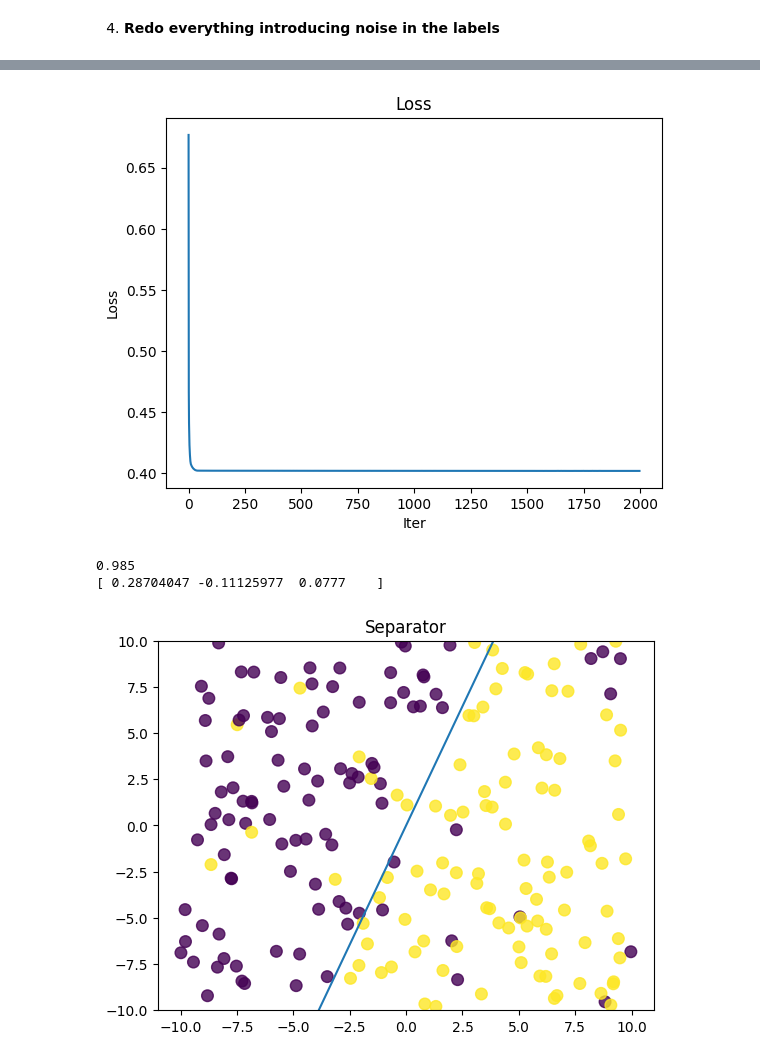
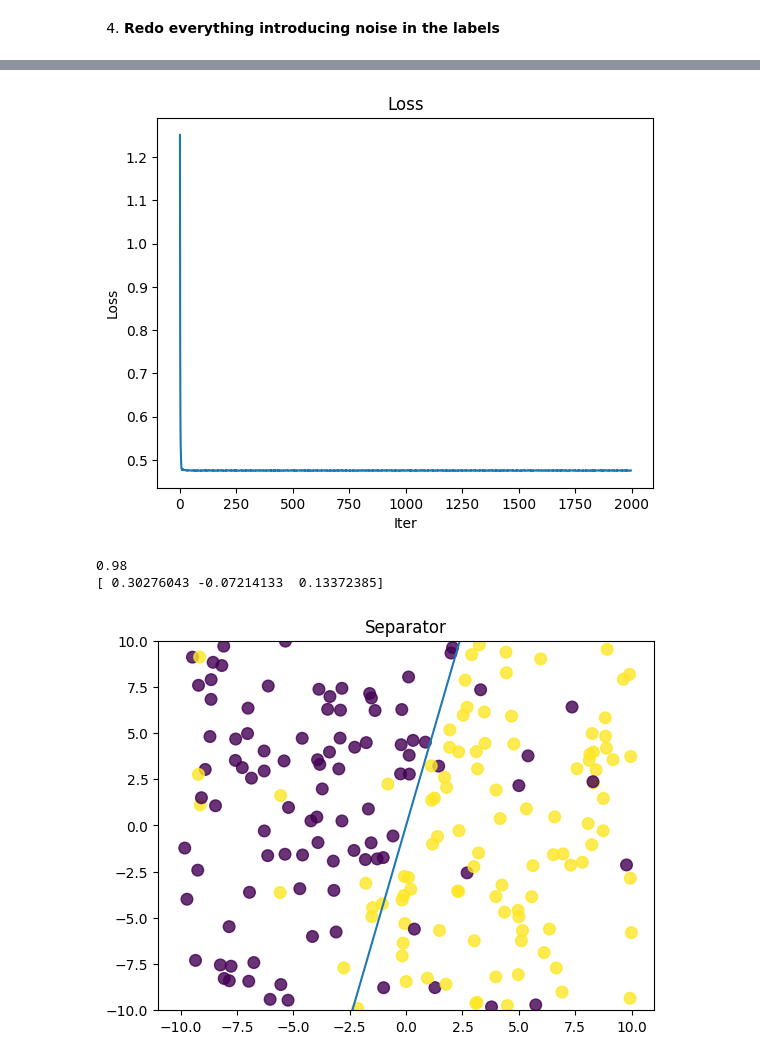
Before and after one commit to pietromihelj/machine-learning, a Jupyter notebook: laboratori/Lab-8.Perceptron_and_SVM.ipynb, the cells around one changed output, grey strips where cells are left out. Drawn from its saved outputs; the diff is of its cells as text; code cells hidden in the pictures.

```diff
--- a/laboratori/Lab-8.Perceptron_and_SVM.ipynb
+++ b/laboratori/Lab-8.Perceptron_and_SVM.ipynb
@@ -385,6 +421,36 @@ def svm_training(X: np.array, labels: np.array, lam: float, niter: int, gamma: f
         losses.append(loss)
 
     return w, losses
+# %%
+def svm_training(X: np.array, labels: np.array, lam: float, niter: int, gamma: float) -> tuple[np.array]:
+    """
+    Trains a Support Vector Machine (SVM) using subgradient descent.
+
+    This function minimizes the regularized hinge loss using an iterative optimization approach.
+
+    Parameters:
+    X (np.array): A 2D NumPy array of shape (d, n), where each column represents a feature vector.
+    labels (np.array): A 1D NumPy array of shape (d,) containing class labels (-1 or 1).
+    lam (float): The regularization parameter controlling the strength of regularization.
+    niter (int): The number of iterations for the optimization process.
+    gamma (float): The learning rate for weight updates.
+
+    Returns:
+        np.array: A 1D NumPy array representing the trained weight vector.
+        np.array: A 1D NumPy array of all the losses through the traininig
+    """
+    w = np.random.rand(X.shape[1])
+    losses = np.zeros(niter)
+    for it in range(niter):
+        loss = ReghingeLoss(X, labels, w, lam)
+        grad = svmGrad(X, labels, w, lam)
+        w = w - gamma * grad
+        losses[it] = loss
+
+
+    return w, losses
+
+W, L = svm_training(X, labels, lam=0, niter=2000, gamma=0.0001)
 # %%
 W, L = svm_training(X, labels, lam=0, niter=2000, gamma=0.0001)
 # %%
@@ -478,26 +544,26 @@ plt.show()
 # %%
-W, L = svm_training(X, label_noisy, lam=0, niter=2000, gamma=0.0001)
+W, L = svm_training(X, label_noisy, lam=0.1, niter=2000, gamma=0.001)
 
 fig, ax = plt.subplots()
 ax.plot(L[0:-2])
 ax.set_title('Loss')
 ax.set_xlabel('Iter')
 ax.set_ylabel('Loss')
 plt.show()
 
 pred = predlabels(X,W)
 print(acc(labels,pred))
 print(W)
 
 x = np.linspace(xlim[0], xlim[1],100)
 y = -(W[0]/W[1]) *x
 plt.scatter(X[:,0],X[:,1],s=70, c=label_noisy, alpha=0.8)
 plt.plot(x,y)
 plt.title('Separator')
 plt.ylim(ylim)
 plt.show()
 # %% [output]
-[figure, old version]
+[figure, new version]
-0.985
-[ 0.28704047 -0.11125977  0.0777    ]
+0.98
+[ 0.30276043 -0.07214133  0.13372385]
-[figure, old version]
+[figure, new version]
```
Also changed, not shown: parts of 16 cells of this notebook, 3 other files.
